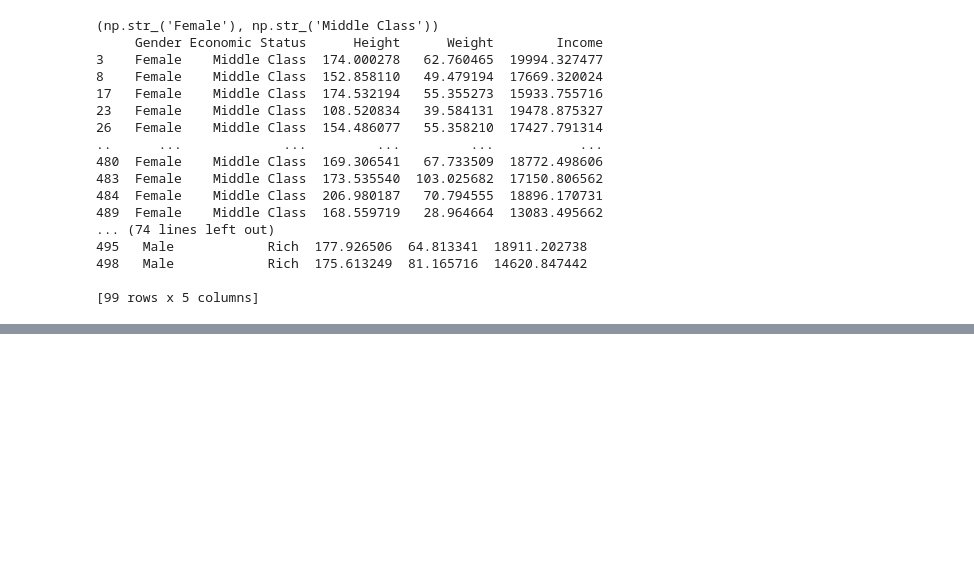
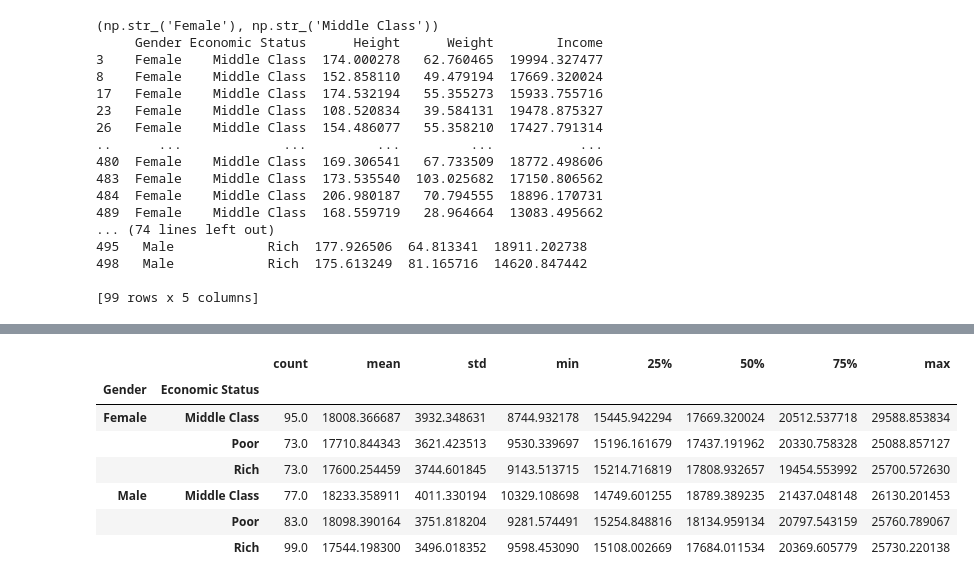
Before and after one commit to cdgutierrez456/data-science-course-gabriel-gomila, a Jupyter notebook: T2 - 3 - Data Cleaning - Agrupacion de datos.ipynb, the cells around one changed output, grey strips where cells are left out. Saved outputs shown, nothing was run; the diff lists cells and outputs as text; code cells hidden in the pictures; blank space fills up the shorter version.

```diff
--- a/T2 - 3 - Data Cleaning - Agrupacion de datos.ipynb
+++ b/T2 - 3 - Data Cleaning - Agrupacion de datos.ipynb
@@ -144,0 +193,13 @@ for names, groups in double_group:
+# %%
+grouped_income = double_group['Income']
+# %%
+grouped_income.describe()
+# %% [output]
+|  |  | count | mean | std | min | 25% | 50% | 75% | max |
+| Gender | Economic Status |  |  |  |  |  |  |  |  |
+| Female | Middle Class | 95.0 | 18008.366687 | 3932.348631 | 8744.932178 | 15445.942294 | 17669.320024 | 20512.537718 | 29588.853834 |
+|  | Poor | 73.0 | 17710.844343 | 3621.423513 | 9530.339697 | 15196.161679 | 17437.191962 | 20330.758328 | 25088.857127 |
+|  | Rich | 73.0 | 17600.254459 | 3744.601845 | 9143.513715 | 15214.716819 | 17808.932657 | 19454.553992 | 25700.572630 |
+| Male | Middle Class | 77.0 | 18233.358911 | 4011.330194 | 10329.108698 | 14749.601255 | 18789.389235 | 21437.048148 | 26130.201453 |
+|  | Poor | 83.0 | 18098.390164 | 3751.818204 | 9281.574491 | 15254.848816 | 18134.959134 | 20797.543159 | 25760.789067 |
+|  | Rich | 99.0 | 17544.198300 | 3496.018352 | 9598.453090 | 15108.002669 | 17684.011534 | 20369.605779 | 25730.220138 |
```
Also changed, not shown: parts of 9 cells of this notebook.
